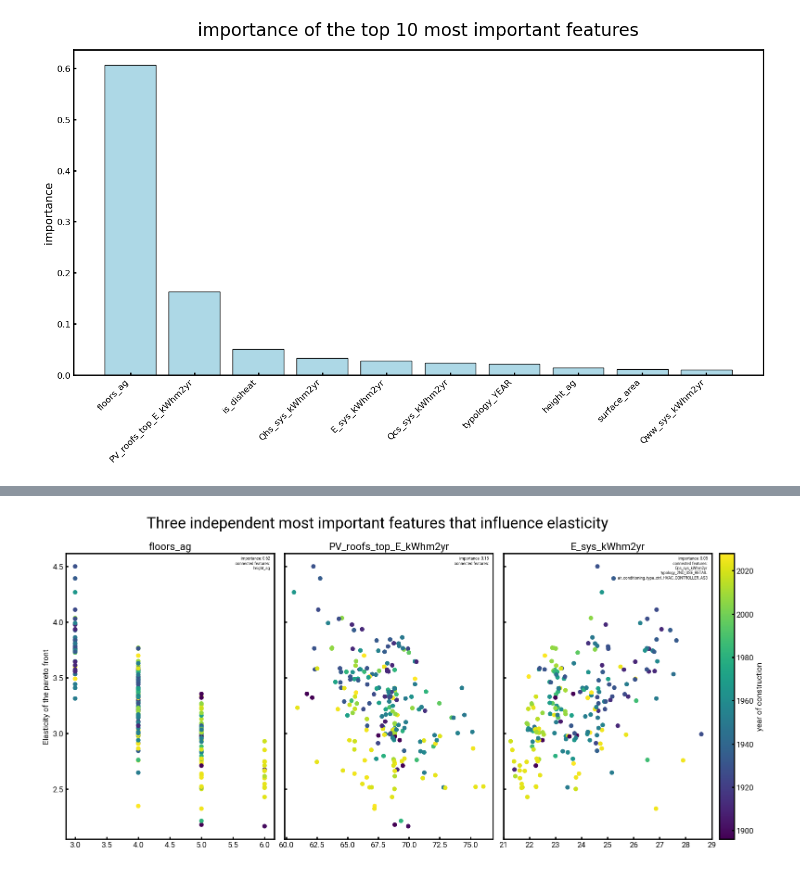
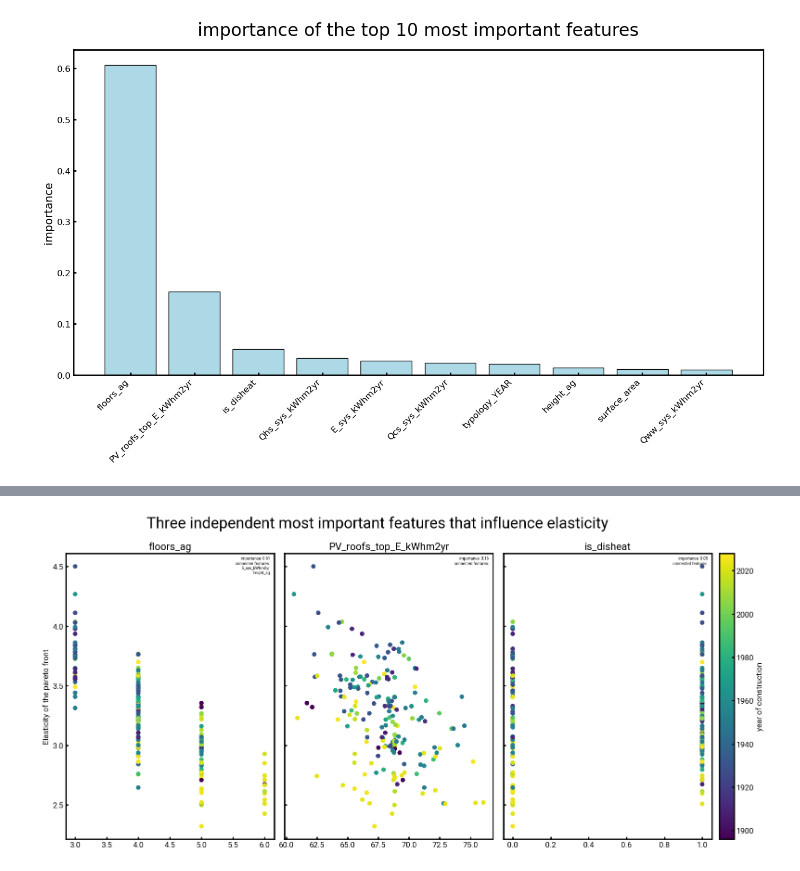
Before and after one commit to yiqiaowang-arch/trustParetoFronts, a Jupyter notebook: importance_analysis.ipynb, the cells around one changed output, grey strips where cells are left out. Drawn from its saved outputs; the diff is of its cells as text; code cells hidden in the pictures.

```diff
--- a/importance_analysis.ipynb
+++ b/importance_analysis.ipynb
@@ -354,7 +449,7 @@ findfont: Font family 'Roboto' not found.
 # we will use the correlation matrix to find out the correlation between the parameters
 # before that, we need to convert the categorical columns to numerical columns and normalize the numerical columns
 # we can use the previous pipeline to do that
-X_transformed = pipeline_regression.named_steps['preprocessor'].transform(X)
+X_transformed = pipeline_regression.named_steps["preprocessor"].transform(X)
 # then generate the correlation matrix
 corr_matrix = pd.DataFrame(X_transformed).corr()
 # assign column names and index to the correlation matrix
@@ -365,6 +460,7 @@ corr_matrix.index = list(numerical_columns) + list(one_hot_columns_regression)
 # we need to have an interactive network graph, so we will use networkx and plotly to do that
 # first, import networkx
 import networkx as nx
+
 # then, create a graph
 G = nx.Graph()
 # then, add nodes to the graph
@@ -373,5 +469,9 @@ G.add_nodes_from(list(numerical_columns) + list(one_hot_columns_regression))
 for i in range(len(corr_matrix)):
     for j in range(i + 1, len(corr_matrix)):
         if abs(corr_matrix.iloc[i, j]) > 0.7:
-            G.add_edge(corr_matrix.columns[i], corr_matrix.columns[j], weight=corr_matrix.iloc[i, j])
+            G.add_edge(
+                corr_matrix.columns[i],
+                corr_matrix.columns[j],
+                weight=corr_matrix.iloc[i, j],
+            )
 # %%
@@ -595,17 +779,17 @@ findfont: Font family 'Roboto' not found.
 # Do the same plot, but only with floors_ag, surface_ratio, height_ag and typology_STANDARD
 # create the scatter plot
 # get the 10 most important features
-ls_wanted_features = ['floors_ag', 'PV_roofs_top_E_kWhm2yr', 'E_sys_kWhm2yr']
+ls_wanted_features = ["floors_ag", "PV_roofs_top_E_kWhm2yr", "is_disheat"]
 # set the plot with 4 subplots and use common y axis
 fig, axs = plt.subplots(1, 3, sharey=True, figsize=(16, 8))
 # plot the scatter plots
 for i in range(3):
-    axs[i].scatter(X[ls_wanted_features[i]], y2, c=cmap(norm(X['typology_YEAR'])))
+    axs[i].scatter(X[ls_wanted_features[i]], y2, c=cmap(norm(X["typology_YEAR"])))
     if i == 0:
-        axs[i].set_ylabel('Elasticity of the pareto front')
+        axs[i].set_ylabel("Elasticity of the pareto front")
     # set the title of each subplot
     axs[i].set_title(ls_wanted_features[i], y=1)
-    if ls_wanted_features[i] == 'E_sys_kWhm2yr':
+    if ls_wanted_features[i] == "E_sys_kWhm2yr":
         axs[i].set_xlim(21, 29)
     # set the x axis tick label to rotation 45 degree and right alignment. Remember, tick_params doesn't have ha so we need to use set_xticklabels
     # axs[i].tick_params(axis='x', rotation=45)
@@ -614,7 +798,9 @@ for i in range(3):
     # get the x and y values. Some of the x values are categorical,
     # we need to get the xticks and use them as x values
     x = X[ls_wanted_features[i]]
-    if isinstance(x[0], str): # if the first value is string, then all values are string
+    if isinstance(
+        x[0], str
+    ):  # if the first value is string, then all values are string
         # then we need to find all different values of x.
         # For example, if x originally is ['a', 'b', 'a', 'c', 'b'],
         # then we need to convert it to [0, 1, 0, 2, 1]
@@ -622,42 +808,65 @@ for i in range(3):
         ls_x = list(set(x))
         # then, create a dictionary to map the string to number
         dict_x = {ls_x[i]: i for i in range(len(ls_x))}
         # then, convert the x to number
         x = x.apply(lambda x: dict_x[x])
     y = y2
     # get the slope and intercept of the linear regression line
     # then, set the text to show the importance of the feature, and first five connected features in the graph; if no more than 5 connected features, then show all connected features
     # first, get the importance of the feature
-    importance = feature_importance_regression_df[feature_importance_regression_df['feature'] == ls_wanted_features[i]]['importance'].values[0]
+    importance = feature_importance_regression_df[
+        feature_importance_regression_df["feature"] == ls_wanted_features[i]
+    ]["importance"].values[0]
     # then, get the connected features
     ls_connected_features = list(G.neighbors(ls_wanted_features[i]))
     # then, get the importance of the connected features
-    ls_connected_features_importance = [feature_importance_regression_df[feature_importance_regression_df['feature'] == feature]['importance'].values[0] for feature in ls_connected_features]
+    ls_connected_features_importance = [
+        feature_importance_regression_df[
+            feature_importance_regression_df["feature"] == feature
+        ]["importance"].values[0]
+        for feature in ls_connected_features
+    ]
     # then, sort the connected features based on the importance
-    ls_connected_features_sorted = [x for _, x in sorted(zip(ls_connected_features_importance, ls_connected_features), reverse=True)]
+    ls_connected_features_sorted = [
+        x
+        for _, x in sorted(
+            zip(ls_connected_features_importance, ls_connected_features), reverse=True
+        )
+    ]
     # then, get the first five connected features
     ls_connected_features_sorted = ls_connected_features_sorted[:5]
     # then, set the text, with multiple lines showing the importance of the feature, and first five connected features in the graph
-    axs[i].text(0.98, 0.99, 'importance: {:.2f}\nconnected features:\n{}'.format(importance, '\n'.join(ls_connected_features_sorted)),
-                   horizontalalignment='right', verticalalignment='top', transform=axs[i].transAxes, fontsize=6)
+    axs[i].text(
+        0.98,
+        0.99,
+        "importance: {:.2f}\nconnected features:\n{}".format(
+            importance, "\n".join(ls_connected_features_sorted)
+        ),
+        horizontalalignment="right",
+        verticalalignment="top",
+        transform=axs[i].transAxes,
+        fontsize=6,
+    )
 
 
 # generate a colorbar on the right side of the whole plot
 cax = plt.axes((0.96, 0.11, 0.02, 0.77))
 cbar = plt.colorbar(cm.ScalarMappable(norm=norm, cmap=cmap), cax=cax)
-cbar.set_label('year of construction')
+cbar.set_label("year of construction")
 # set the two rows a bit further apart
 # plt.subplots_adjust(hspace=0.3)
 # set the tow columns a bit closer
 plt.subplots_adjust(wspace=0.05)
 # set the title of the whole plot
-plt.suptitle('Three independent most important features that influence elasticity', fontsize=24)
+plt.suptitle(
+    "Three independent most important features that influence elasticity", fontsize=24
+)
 # make sure the plot is tight
 
-plt.savefig(r'C:\Users\wangy\polybox - Yiqiao Wang (yiqwang@student.ethz.ch)@polybox.ethz.ch\Final Report\Graphics\scatter_plot_3_most_important_features.pdf', bbox_inches='tight')
+# plt.savefig(r'C:\Users\wangy\polybox - Yiqiao Wang (yiqwang@student.ethz.ch)@polybox.ethz.ch\Final Report\Graphics\scatter_plot_3_most_important_features.pdf', bbox_inches='tight')
 plt.show()
 # %% [output]
-[figure, old version]
+[figure, new version]
 # %%
 # create the scatter plot
 # get the 10 most important features
```
Also changed, not shown: parts of 19 cells of this notebook, 2 other files.
